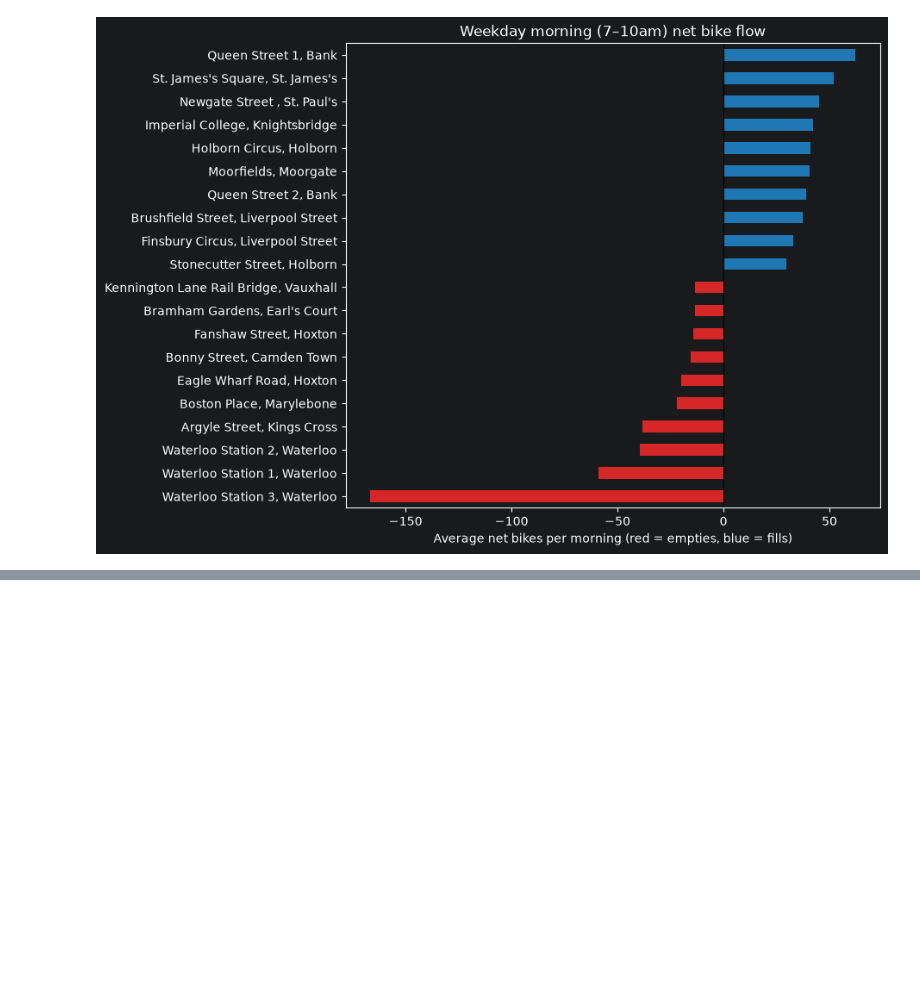
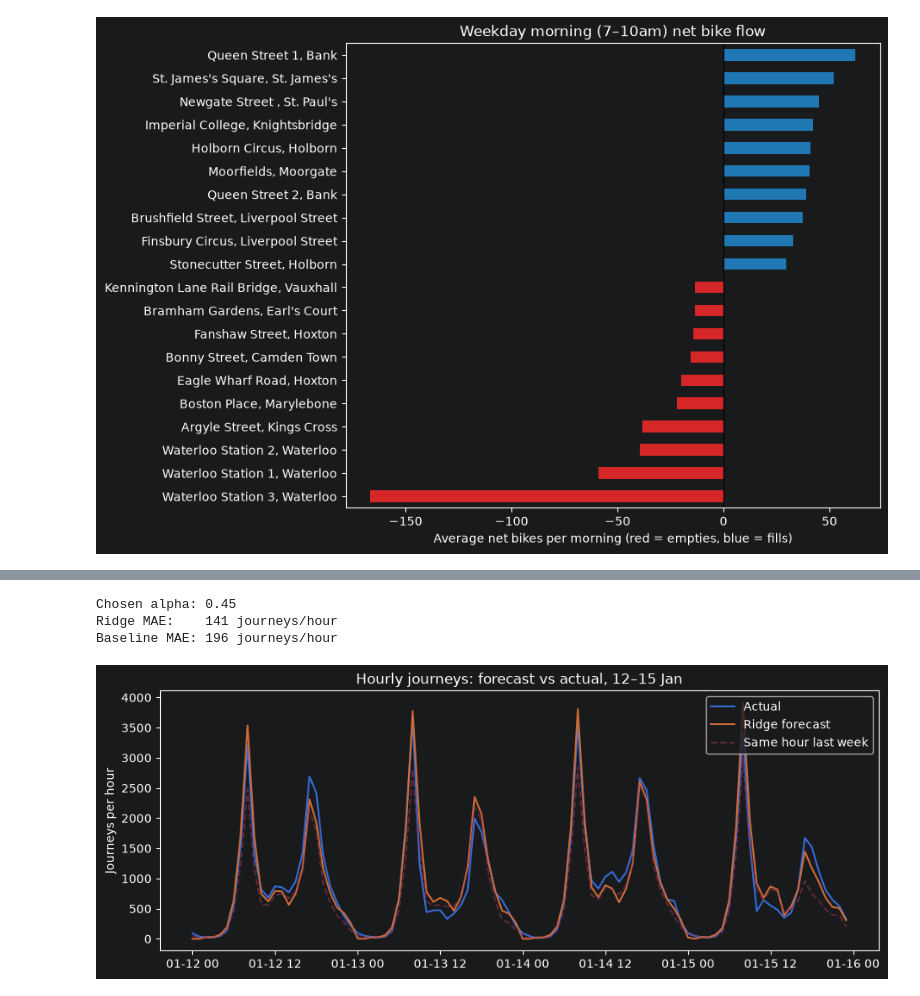
Before and after one commit to TomHarrison561/LondonBikeShareOptimisation, a Jupyter notebook: notebooks/analysis.ipynb, the cells around one changed output, grey strips where cells are left out. Drawn from its saved outputs; the diff is of its cells as text; code cells hidden in the pictures; blank space fills up the shorter version.

```diff
--- a/notebooks/analysis.ipynb
+++ b/notebooks/analysis.ipynb
@@ -63,0 +148,53 @@ plt.show()
+# %%
+from sklearn.linear_model import RidgeCV
+from sklearn.preprocessing import OneHotEncoder, StandardScaler
+from sklearn.compose import ColumnTransformer
+from sklearn.pipeline import make_pipeline
+from sklearn.metrics import mean_absolute_error
+
+hourly = db.query("""
+    SELECT date_trunc('hour', start_time) AS hour, COUNT(*) AS journeys
+    FROM clean.journeys
+    GROUP BY 1
+""").set_index("hour")
+
+all_hours = pd.date_range(hourly.index.min(), hourly.index.max(), freq="h")
+df = hourly.reindex(all_hours, fill_value=0).rename_axis("hour").reset_index()
+
+days_off = ["2026-01-01", "2026-01-02"]
+is_off = (df["hour"].dt.dayofweek >= 5) | df["hour"].dt.strftime("%Y-%m-%d").isin(days_off)
+df["hour_x_day"] = df["hour"].dt.hour.astype(str) + "_" + np.where(is_off, "off", "work")
+df["lag_1w"] = df["journeys"].shift(24 * 7)       # same hour one week earlier
+df = df.dropna()
+
+train = df[df["hour"] < "2026-01-12"]
+test = df[df["hour"] >= "2026-01-12"]
+features = ["hour_x_day", "lag_1w"]
+
+model = make_pipeline(
+    ColumnTransformer([
+        ("hour", OneHotEncoder(handle_unknown="ignore"), ["hour_x_day"]),
+        ("lag", StandardScaler(), ["lag_1w"]),
+    ]),
+    RidgeCV(alphas=np.logspace(-2, 4, 30)),
+)
+model.fit(train[features], train["journeys"])
+pred = model.predict(test[features]).clip(0)
+
+print(f"Chosen alpha: {model[-1].alpha_:.2f}")
+print(f"Ridge MAE:    {mean_absolute_error(test['journeys'], pred):.0f} journeys/hour")
+print(f"Baseline MAE: {mean_absolute_error(test['journeys'], test['lag_1w']):.0f} journeys/hour")
+
+fig, ax = plt.subplots(figsize=(11, 4))
+ax.plot(test["hour"], test["journeys"], label="Actual")
+ax.plot(test["hour"], pred, label="Ridge forecast")
+ax.plot(test["hour"], test["lag_1w"], label="Same hour last week", alpha=0.5, linestyle="--")
+ax.set(title="Hourly journeys: forecast vs actual, 12–15 Jan", ylabel="Journeys per hour")
+ax.legend()
+plt.savefig(FIG_DIR / "ridge_forecast.png", dpi=150, bbox_inches="tight")
+plt.show()
+# %% [output]
+Chosen alpha: 0.45
+Ridge MAE:    141 journeys/hour
+Baseline MAE: 196 journeys/hour
+[figure, added]
```
Also changed, not shown: parts of 4 cells of this notebook, 2 other files.
